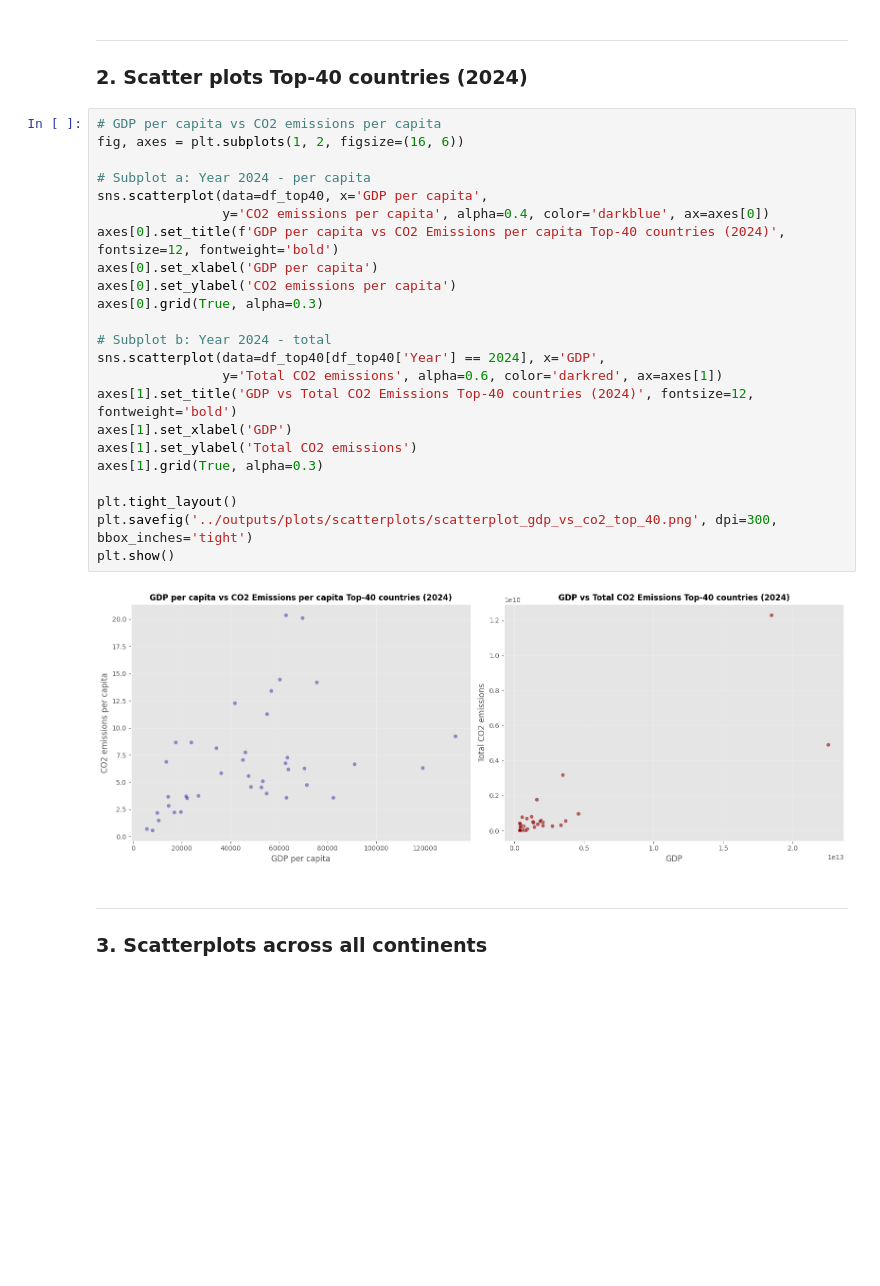
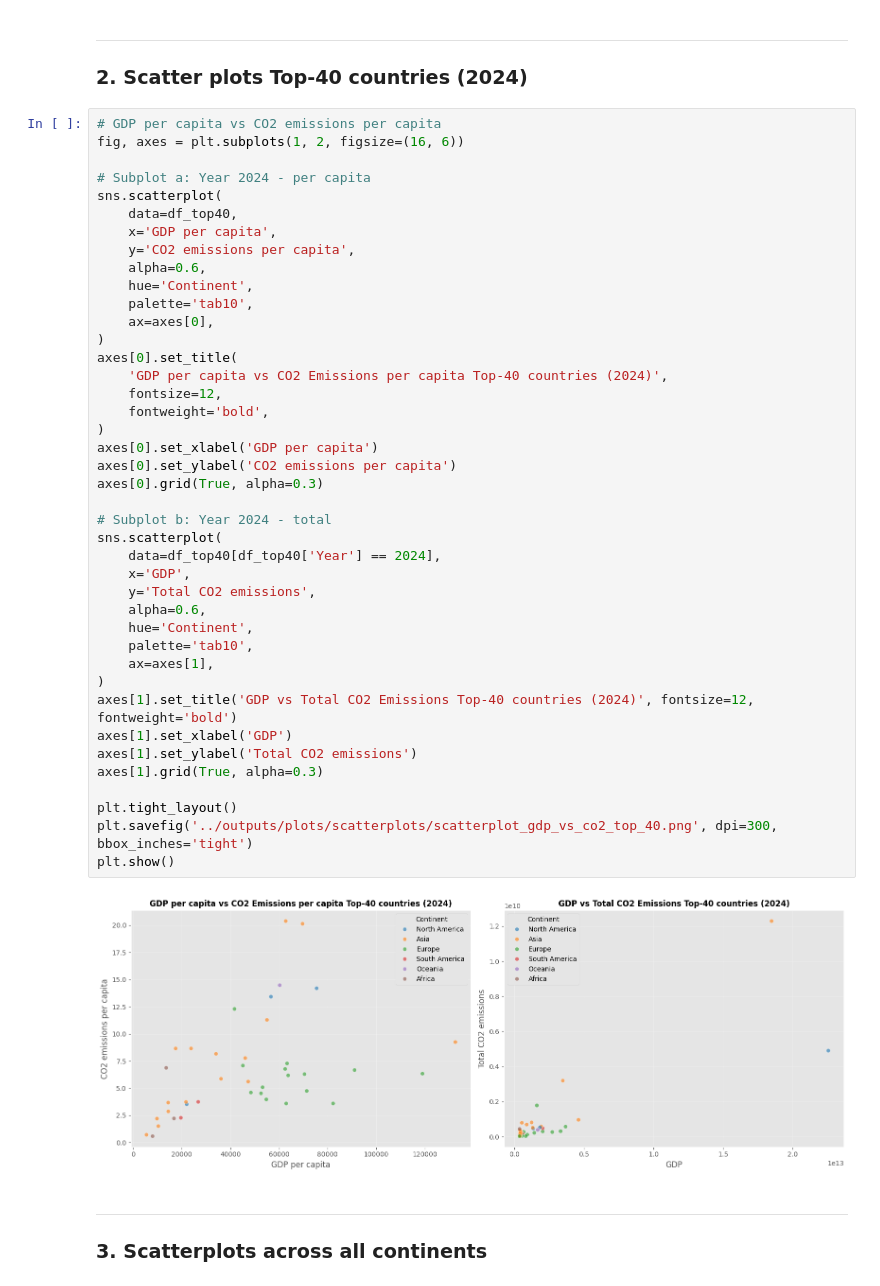
Before and after one commit to martinadep/co2_emissions_data_mining, a Jupyter notebook: notebooks/1c_EDA_scatterplots.ipynb, the cells around one changed output. Saved outputs shown, nothing was run; the diff lists cells and outputs as text; blank space fills up the shorter version.

```diff
--- a/notebooks/1c_EDA_scatterplots.ipynb
+++ b/notebooks/1c_EDA_scatterplots.ipynb
@@ -110,28 +110,46 @@ Nonetheless, transforming the data into logarithmic scale could possibly help, a
 # %%
 # GDP per capita vs CO2 emissions per capita
 fig, axes = plt.subplots(1, 2, figsize=(16, 6))
 
 # Subplot a: Year 2024 - per capita
-sns.scatterplot(data=df_top40, x='GDP per capita',
-                y='CO2 emissions per capita', alpha=0.4, color='darkblue', ax=axes[0])
-axes[0].set_title(f'GDP per capita vs CO2 Emissions per capita Top-40 countries (2024)', fontsize=12, fontweight='bold')
+sns.scatterplot(
+    data=df_top40,
+    x='GDP per capita',
+    y='CO2 emissions per capita',
+    alpha=0.6,
+    hue='Continent',
+    palette='tab10',
+    ax=axes[0],
+)
+axes[0].set_title(
+    'GDP per capita vs CO2 Emissions per capita Top-40 countries (2024)',
+    fontsize=12,
+    fontweight='bold',
+)
 axes[0].set_xlabel('GDP per capita')
 axes[0].set_ylabel('CO2 emissions per capita')
 axes[0].grid(True, alpha=0.3)
 
 # Subplot b: Year 2024 - total
-sns.scatterplot(data=df_top40[df_top40['Year'] == 2024], x='GDP',
-                y='Total CO2 emissions', alpha=0.6, color='darkred', ax=axes[1])
+sns.scatterplot(
+    data=df_top40[df_top40['Year'] == 2024],
+    x='GDP',
+    y='Total CO2 emissions',
+    alpha=0.6,
+    hue='Continent',
+    palette='tab10',
+    ax=axes[1],
+)
 axes[1].set_title('GDP vs Total CO2 Emissions Top-40 countries (2024)', fontsize=12, fontweight='bold')
 axes[1].set_xlabel('GDP')
 axes[1].set_ylabel('Total CO2 emissions')
 axes[1].grid(True, alpha=0.3)
 
 plt.tight_layout()
 plt.savefig('../outputs/plots/scatterplots/scatterplot_gdp_vs_co2_top_40.png', dpi=300, bbox_inches='tight')
 plt.show()
 # %% [output]
-[figure, old version]
+[figure, new version]
 # %% [markdown]
  ---
 ### 3. Scatterplots across all continents
```
Also changed, not shown: parts of 1 cell of this notebook, 2 other files.
